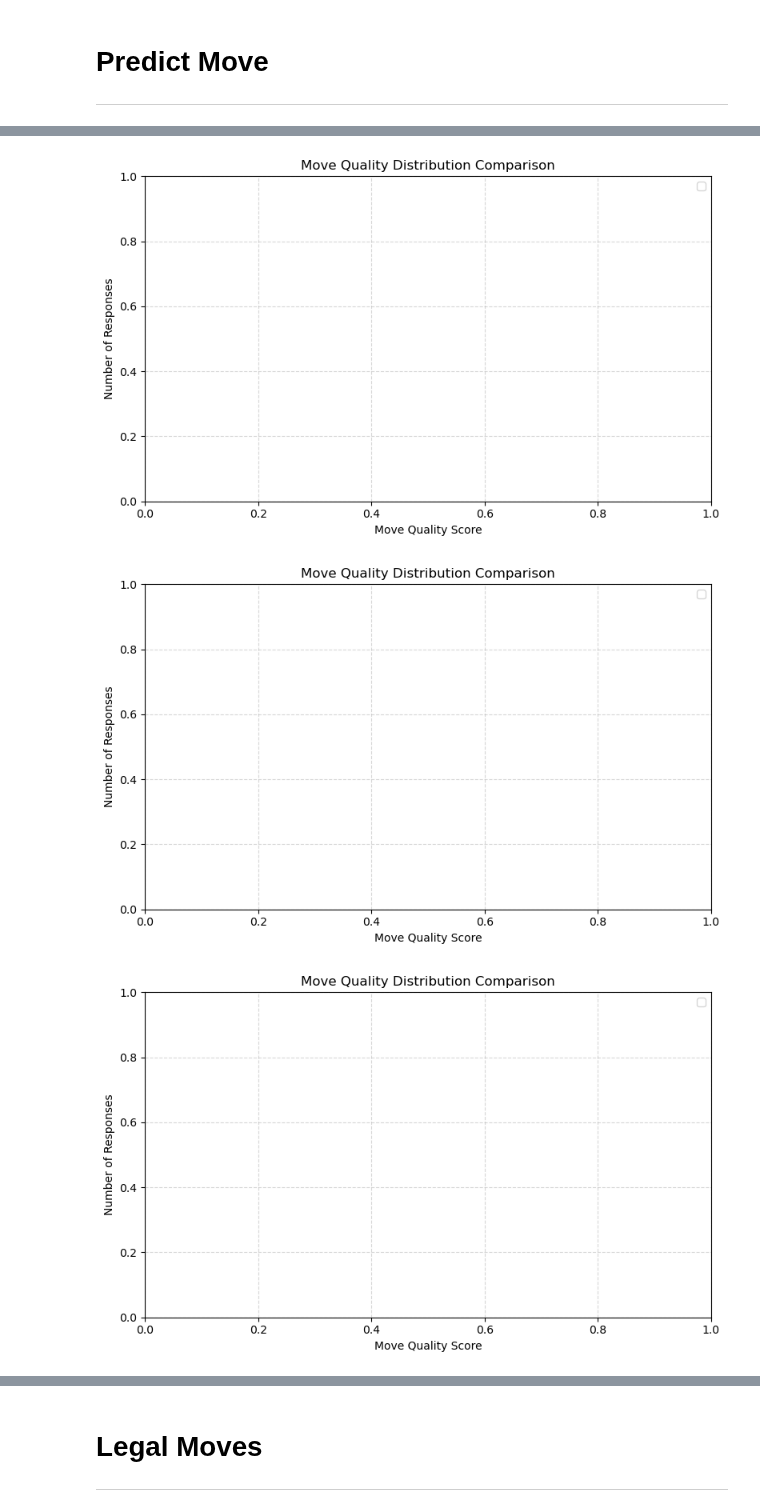
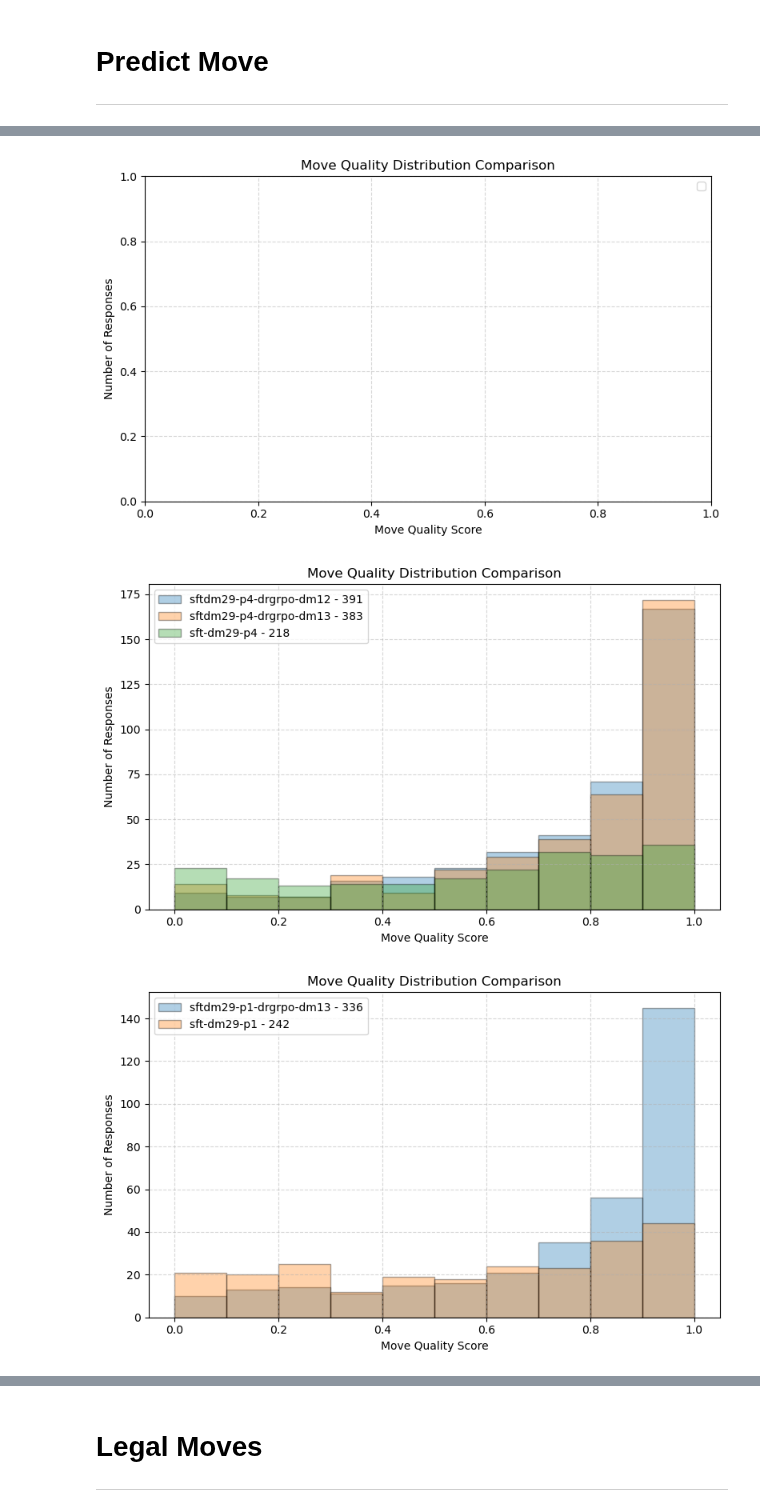
Before and after one commit to lucasdino/llm_chess, a Jupyter notebook: llm_chess/data/raw/analyze_responses.ipynb, the cells around one changed output, grey strips where cells are left out. Cells and saved outputs as stored; diff of their text form; code cells hidden in the pictures.

```diff
--- a/llm_chess/data/raw/analyze_responses.ipynb
+++ b/llm_chess/data/raw/analyze_responses.ipynb
@@ -46,7 +49,7 @@ board_result_dicts = {}
 for data_folder in DATA_FOLDERS:
     folder_path = Path(PARENT_DIR) if data_folder is None else Path(PARENT_DIR) / data_folder
     for json_file in folder_path.glob("*.json*"):
-        if json_file.suffix not in {".json", ".jsonl"}:
+        if json_file.suffix not in {".json", ".jsonl"} or "predictmove" not in json_file.name:
             continue
         key = f"{json_file.name} - [{data_folder}]"
         evaluator = ResponseEvaluator(str(folder_path), json_file.name)
@@ -300,8 +303,9 @@ FOLDER_COMBINATIONS = [
     ["eval-qwen25-7b-sftdm25-drgrpo-dm10-400", "llmchess-qwen25-7b-sft-dm25-400"],
     ["eval-qwen25-7b-sftdm26-drgrpo-dm10-400", "llmchess-qwen25-7b-sft-dm26-400"],
     ["eval-qwen25-7b-sftdm27-drgrpo-dm10-400", "llmchess-qwen25-7b-sft-dm27-400"],
-    ["eval-qwen25-7b-sftdm28-drgrpo-dm10-400", "llmchess-qwen25-7b-sft-dm28-400"],
-    ["eval-qwen25-7b-sftdm29-p4-drgrpo-dm12-400", "llmchess-qwen25-7b-sft-dm29-p4-400", "llmchess-qwen25-7b-sft-dm29-p1-400"],
+    ["eval-qwen25-7b-sftdm28-drgrpo-dm10-400", "eval-qwen25-7b-sftdm28-drgrpo-dm10-take2-400", "llmchess-qwen25-7b-sft-dm28-400"],
+    ["eval-qwen25-7b-sftdm29-p4-drgrpo-dm12-400", "eval-qwen25-7b-sftdm29-p4-drgrpo-dm13-400", "llmchess-qwen25-7b-sft-dm29-p4-400"],
+    ["eval-qwen25-7b-sftdm29-p1-drgrpo-dm13-400", "llmchess-qwen25-7b-sft-dm29-p1-400"],
     ["eval-qwen25-7b-sftdm30-drgrpo-dm10-400", "llmchess-qwen25-7b-sft-dm30-400"],
     ["eval-qwen25-7b-sftdm31-drgrpo-dm10-400", "llmchess-qwen25-7b-sft-dm31-400"],
     ["eval-qwen25-7b-sftdm32-drgrpo-dm12-400", "llmchess-qwen25-7b-sft-dm32-400"],
@@ -340,3 +344,3 @@ for combo in FOLDER_COMBINATIONS:
 [figure]
-[figure, old version]
+[figure, new version]
-[figure, old version]
+[figure, new version]
```
Also changed, not shown: parts of 7 cells of this notebook, 1 other file.
